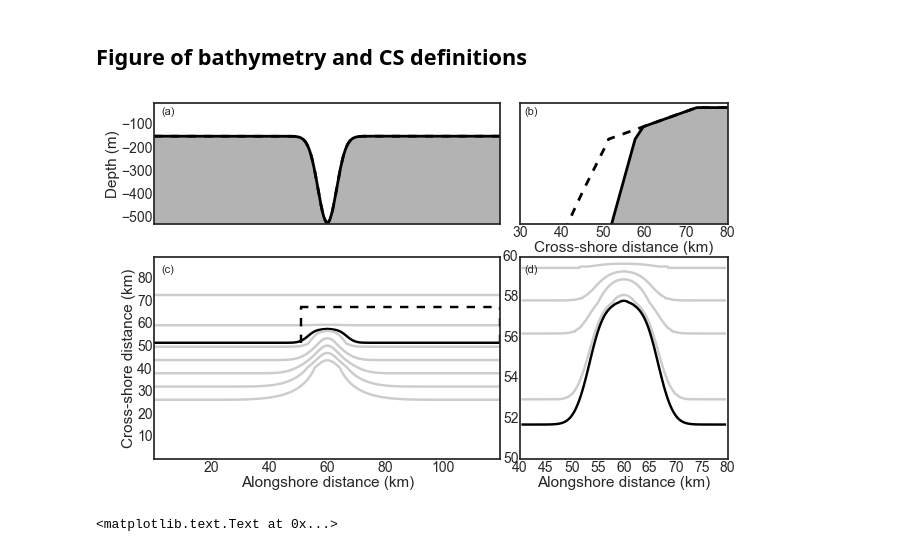
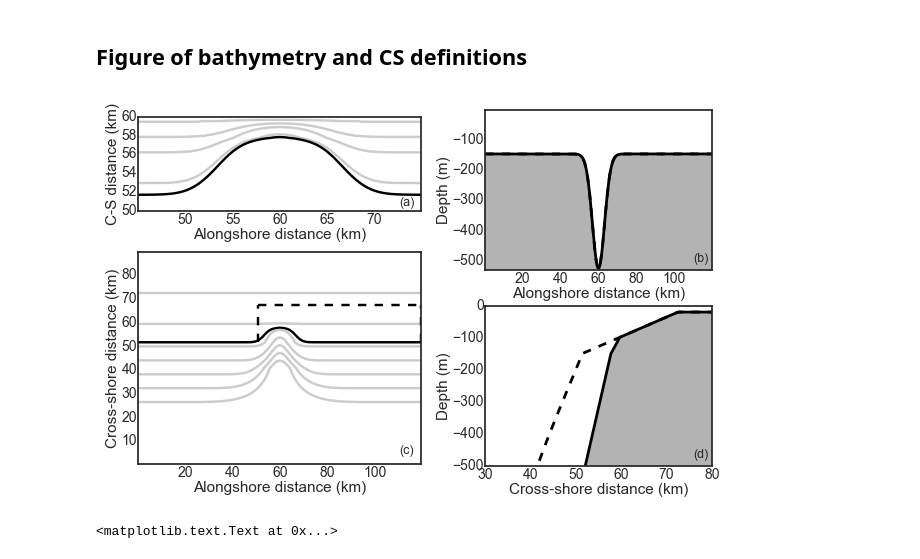
Before and after one commit to UBC-MOAD/outputanalysisnotebooks, a Jupyter notebook: PythonScripts/Paper1Figures/fig_bathy.ipynb, the cells around one changed output. Cells and saved outputs as stored; diff of their text form; code cells hidden in the pictures.

Commit message:
Modified figure 1 of paper 1: aspect ratios equal

```diff
--- a/PythonScripts/Paper1Figures/fig_bathy.ipynb
+++ b/PythonScripts/Paper1Figures/fig_bathy.ipynb
@@ -38,7 +38,7 @@ def plotCSLines(ax,xx,yy,CS1x,CS2x,CS3x,CS4x):
 # Cross-shelf
 def Plot1_crossshelf(gs_ax,depths,zslice,yslice,xind_shelf=100,xind_axis=180,color='black'):
 
-    ax = plt.subplot(gs_ax,yticks=[])
+    ax = plt.subplot(gs_ax)
 
     ax.plot(grid.Y[yslice]/1000,depths[yslice,xind_shelf],
             '--',
@@ -59,7 +59,7 @@ def Plot1_crossshelf(gs_ax,depths,zslice,yslice,xind_shelf=100,xind_axis=180,col
 # Alongshelf
 def Plot2_alongshelf(gs_ax,depths,zslice,xslice,yind=227,color='black'):
 
-    ax = plt.subplot(gs_ax,xticks=[])
+    ax = plt.subplot(gs_ax)
 
     #plotCSPos(ax,grid.XC[1,60]/1000,grid.XC[1,120]/1000,grid.XC[1,240]/1000,grid.XC[1,300]/1000)
     ax.plot(grid.X[xslice]/1000,depths[yind,xslice],
@@ -127,53 +127,61 @@ xslice = slice(0,360)
 xslice2 = slice(0,360)
 zslice2 = slice(0,57)
 
-xslice4 = slice(82,278)
+xslice4 = slice(95,265)
 yslice4 = slice(225,270)
 # %%
 sns.set_style('white')
 plt.rcParams['font.size'] = 8.0
 f = plt.figure(figsize = (7.4,4.6))
 
-gs = gspec.GridSpec(2, 1, hspace=0.2,height_ratios=[0.6,1])
-gs0 = gspec.GridSpecFromSubplotSpec(1, 2, subplot_spec=gs[0,0],width_ratios=[1,0.6],wspace=0.07)
-gs1 = gspec.GridSpecFromSubplotSpec(1, 2, subplot_spec=gs[1,0],width_ratios=[1,0.6],wspace=0.07)
+gs = gspec.GridSpec(1, 2, wspace=0.25,width_ratios=[1,0.8])
+gs0 = gspec.GridSpecFromSubplotSpec(2, 1, subplot_spec=gs[0,0],height_ratios=[0.5,1],hspace=0.2)
+gs1 = gspec.GridSpecFromSubplotSpec(2, 1, subplot_spec=gs[0,1],height_ratios=[1,1],hspace=0.22)
 
-ax1 = Plot1_crossshelf(gs0[0,1],-grid.Depth,zslice,yslice,xind_shelf=100,xind_axis=180,color='black')
-ax1.set_ylim(-500,0)
-ax1.set_xlim(30,80)
+ax2 = Plot1_crossshelf(gs1[1,0],-grid.Depth,zslice,yslice,xind_shelf=100,xind_axis=180,color='black')
+ax2.set_ylim(-500,0)
+ax2.set_xlim(30,80)
 
-ax2 = Plot2_alongshelf(gs0[0,0],-grid.Depth,zslice2,xslice2)
-ax3 = Plot3_topview(gs1[0,0],grid.Depth,xslice,yslice)
-ax4 = Plot4_zoom(gs1[0,1],grid.Depth,xslice4,yslice4)
-ax4.set_ylim(50,60)
-ax4.set_xlim(40,80)
+ax4 = Plot2_alongshelf(gs1[0,0],-grid.Depth,zslice2,xslice2)
+ax3 = Plot3_topview(gs0[1,0],grid.Depth,xslice,yslice)
+ax1 = Plot4_zoom(gs0[0,0],grid.Depth,xslice4,yslice4)
+ax1.set_ylim(50,60)
+ax1.set_xlim(45,75)
+
+ax1.set_xticks([45,50,55,60,65,70,75])
+ax1.set_xticklabels(['','50','55','60','65','70',''])
 
 ax1.tick_params(axis='x', pad=1)
 ax2.tick_params(axis='x', pad=1)
 ax3.tick_params(axis='x', pad=1)
 ax4.tick_params(axis='x', pad=1)
 
 ax1.tick_params(axis='y', pad=1)
 ax2.tick_params(axis='y', pad=1)
 ax3.tick_params(axis='y', pad=1)
 ax4.tick_params(axis='y', pad=1)
 
+ax4.set_xlabel('Alongshore distance (km)',labelpad=1)
+ax2.set_xlabel('Cross-shore distance (km)',labelpad=1)
+ax2.set_ylabel('Depth (m)',labelpad=1)
+ax4.set_ylabel('Depth (m)',labelpad=1)
+
+ax1.set_xlabel('Alongshore distance (km)',labelpad=1)
 ax3.set_xlabel('Alongshore distance (km)',labelpad=1)
-ax4.set_xlabel('Alongshore distance (km)',labelpad=1)
-ax2.set_ylabel('Depth (m)',labelpad=1)
 
-ax1.set_xlabel('Cross-shore distance (km)',labelpad=1)
+ax1.set_ylabel('C-S distance (km)',labelpad=1)
 ax3.set_ylabel('Cross-shore distance (km)',labelpad=1)
 
-ax1.text(0.02,0.9,'(b)',transform=ax1.transAxes)
-ax2.text(0.02,0.9,'(a)',transform=ax2.transAxes)
-ax3.text(0.02,0.92,'(c)',transform=ax3.transAxes)
-ax4.text(0.02,0.92,'(d)',transform=ax4.transAxes)
+ax1.text(0.92,0.05,'(a)',fontsize=9,transform=ax1.transAxes)
+ax2.text(0.92,0.05,'(d)',transform=ax2.transAxes,fontsize=9,)
+ax3.text(0.92,0.05,'(c)',transform=ax3.transAxes,fontsize=9,)
+ax4.text(0.92,0.05,'(b)',transform=ax4.transAxes,fontsize=9,)
 
-
-plt.savefig('fig_bathy.pdf',format='pdf',bbox_inches='tight')
+ax3.set_aspect(1)
+ax1.set_aspect('equal')
+plt.savefig('fig_bathy.eps',format='eps',bbox_inches='tight')
 # %% [output]
-[figure, old version]
+[figure, new version]
 # %%
 sns.set_style('white')
 plt.rcParams['font.size'] = 8.0
```
Also changed, not shown: 3 other files.
